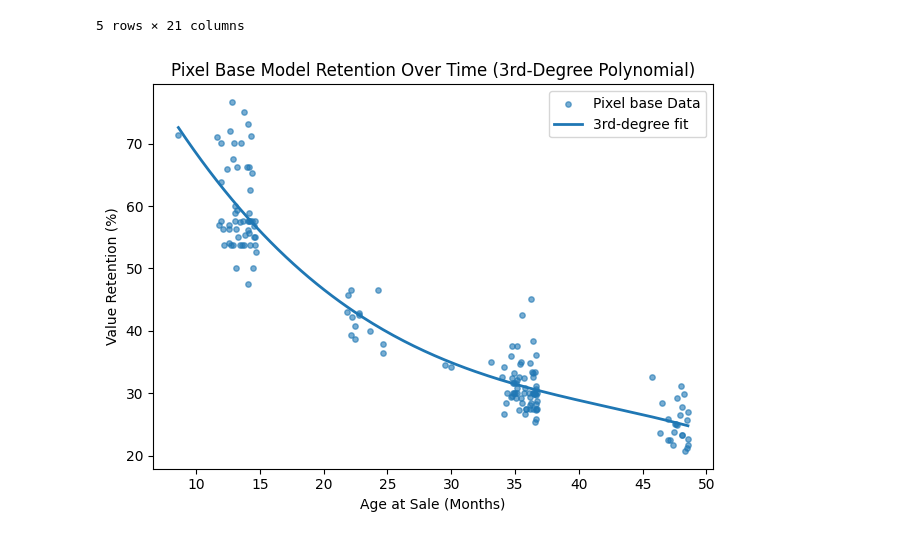
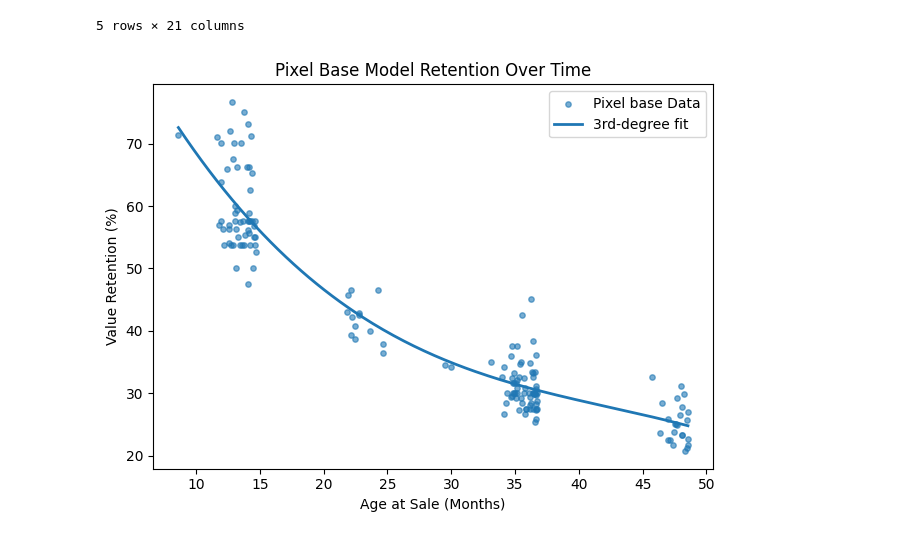
Before and after one commit to MengsrunNit/ebay-scrapping, a Jupyter notebook: Google Pixel/Pixel_Model/pixel_base/pixel_base.ipynb, the cells around one changed output. Cells and saved outputs as stored; diff of their text form; code cells hidden in the pictures.

```diff
--- a/Google Pixel/Pixel_Model/pixel_base/pixel_base.ipynb
+++ b/Google Pixel/Pixel_Model/pixel_base/pixel_base.ipynb
@@ -352,11 +352,11 @@ def map_pixel_base_first_release_price(row):
 
 if 'data' not in globals():
     try:
-        data = pd.read_csv('Pixel_Base_Combined.csv')  # rename file if needed
+        data = pd.read_csv('Pixel_Base.csv')  # rename file if needed
         if 'Sold Date' in data.columns:
             data['Sold Date'] = pd.to_datetime(data['Sold Date'], errors='coerce')
     except FileNotFoundError:
-        raise FileNotFoundError("Pixel_Base_Combined.csv not found.")
+        raise FileNotFoundError("pixel_base.csv not found.")
 
 # --- Compute First Release Price ---
 
@@ -422,33 +422,33 @@ y = data['Value_Retention']             # percentage retained
 # Drop NaNs/infs before fitting
 m = np.isfinite(x) & np.isfinite(y)
 x = x[m].to_numpy()
 y = y[m].to_numpy()
 
 # Fit and build 3rd-degree polynomial
 degree = 3
 coeffs = np.polyfit(x, y, degree)
 poly_eq = np.poly1d(coeffs)
 
 # Smooth curve
 x_line = np.linspace(x.min(), x.max(), 200)
 y_line = poly_eq(x_line)
 
 # -------------------------
 # 3. Plot retention curve
 # -------------------------
 plt.scatter(x, y, s=15, alpha=0.6, label='Pixel base Data')
 plt.plot(x_line, y_line, linewidth=2, label=f'{degree}rd-degree fit')
 
 plt.xlabel('Age at Sale (Months)')
 plt.ylabel('Value Retention (%)')
-plt.title('Pixel Base Model Retention Over Time (3rd-Degree Polynomial)')
+plt.title('Pixel Base Model Retention Over Time')
 plt.legend()
 plt.tight_layout()
 
 # Save figure
 os.makedirs('output', exist_ok=True)
-plt.savefig('output/pixel_value_retention_polynomial_fit.png', dpi=300)
+plt.savefig('output/pixel_base_value_retention_polynomial_fit.png', dpi=300)
 
 plt.show()
 # %% [output]
-[figure, old version]
+[figure, new version]
```
Also changed, not shown: parts of 5 cells of this notebook, 28 other files.
